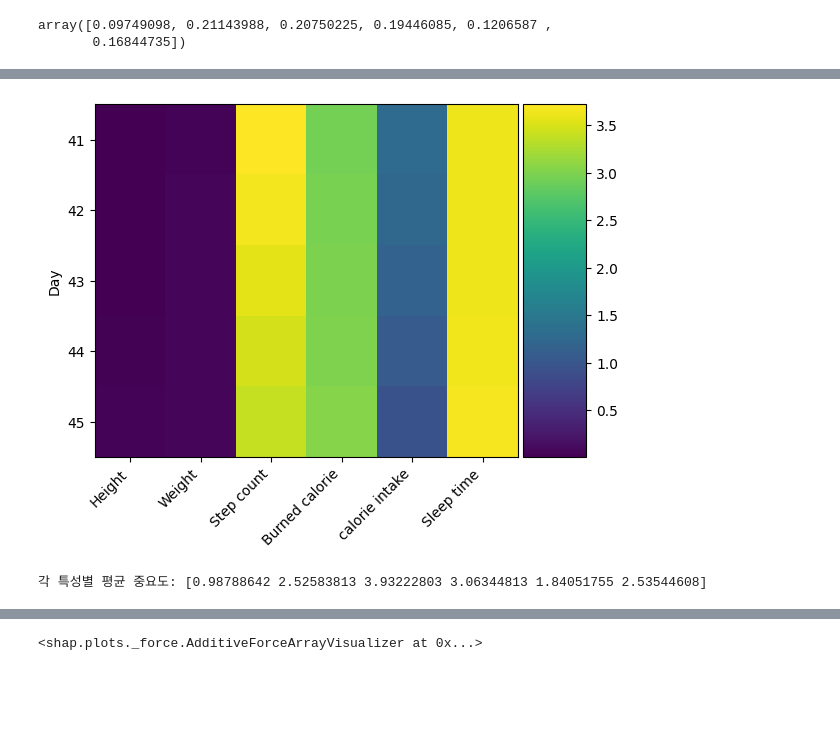
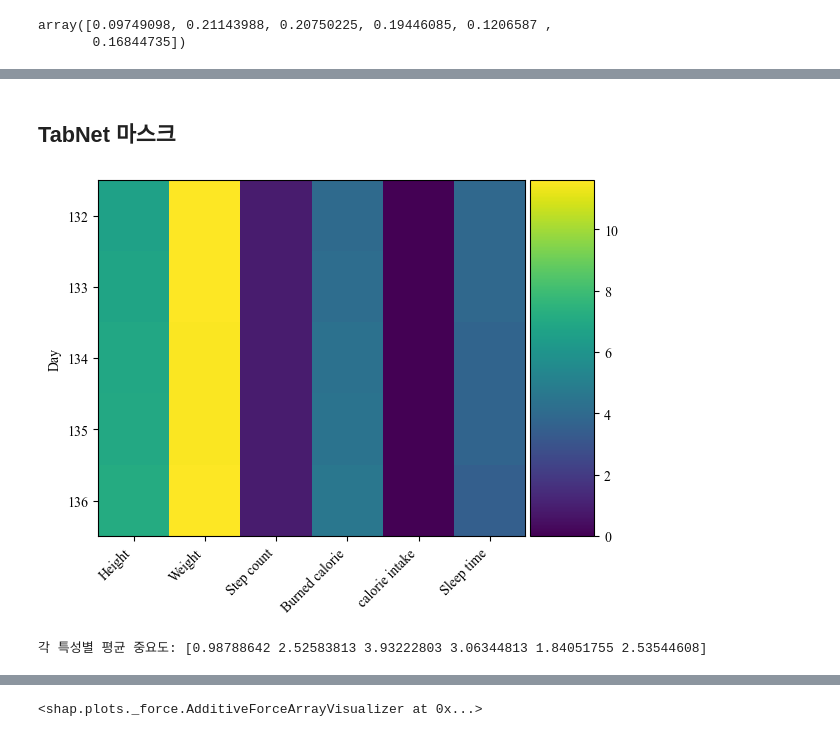
Before and after one commit to jfun28/Explainable_healthcareframework, a Jupyter notebook: 5.Technique_xai/1.XAI_interpret.ipynb, the cells around one changed output, grey strips where cells are left out. Drawn from its saved outputs; the diff is of its cells as text; code cells hidden in the pictures; blank space fills up the shorter version.

```diff
--- a/5.Technique_xai/1.XAI_interpret.ipynb
+++ b/5.Technique_xai/1.XAI_interpret.ipynb
@@ -14,6 +14,7 @@ import os
 # %%
 os.chdir("..")
 path=os.getcwd()
+plt.rcParams['font.family'] = 'Times New Roman'
 # %%
 path
 # %% [output]
@@ -261,0 +359,5 @@ masks, _ = tabnet_model.explain(test_np)
+# %%
+gain_index=39342
+gain_start_day=134
+shap_gain_index=78
+gain_id=132
@@ -262,37 +392,41 @@ masks, _ = tabnet_model.explain(test_np)
+# %% [markdown]
+## TabNet 마스크
 # %%
 # Import the required modules
+# 증가
 import matplotlib.pyplot as plt
 import numpy as np
 from mpl_toolkits.axes_grid1 import make_axes_locatable
 
 # 시각화를 위한 설정
 fig, ax = plt.subplots(figsize=(6, 6))
 
 labels = ['Height', 'Weight', 'Step count', 'Burned calorie', 'calorie intake', 'Sleep time']
-im = ax.imshow(masks[:5, :]) # 첫 8개 샘플만 표시
+im = ax.imshow(masks[gain_index-2:gain_index+3, :]) # 첫 8개 샘플만 표시
 
 # 색상 막대 추가
 divider = make_axes_locatable(ax)
 cax = divider.append_axes("right", size="15%", pad=0.05)
 fig.colorbar(im, cax=cax)
 
 # x축 레이블 설정
 ax.set_xticks(range(len(labels)))
 ax.set_xticklabels(labels, rotation=45, ha='right')
 
 # y축 인덱스 설정
-y_indices = [41, 42, 43, 44, 45]
+y_indices = list(range(int(gain_start_day)-2, int(gain_start_day) + 3))
+
 ax.set_yticks(range(len(y_indices)))
 ax.yaxis.set_major_locator(plt.FixedLocator(range(len(y_indices))))
 ax.set_yticklabels(y_indices)
 ax.set_ylabel("Day")
 
 plt.tight_layout()  # 레이아웃 조정
 plt.show()
 
 # 평균 중요도 출력
 mean_importance = np.mean(masks, axis=0)
 print("각 특성별 평균 중요도:", mean_importance)
 # %% [output]
-[figure, old version]
+[figure, new version]
 각 특성별 평균 중요도: [0.98788642 2.52583813 3.93222803 3.06344813 1.84051755 2.53544608]
```
Also changed, not shown: parts of 54 cells of this notebook, 1 other file.
